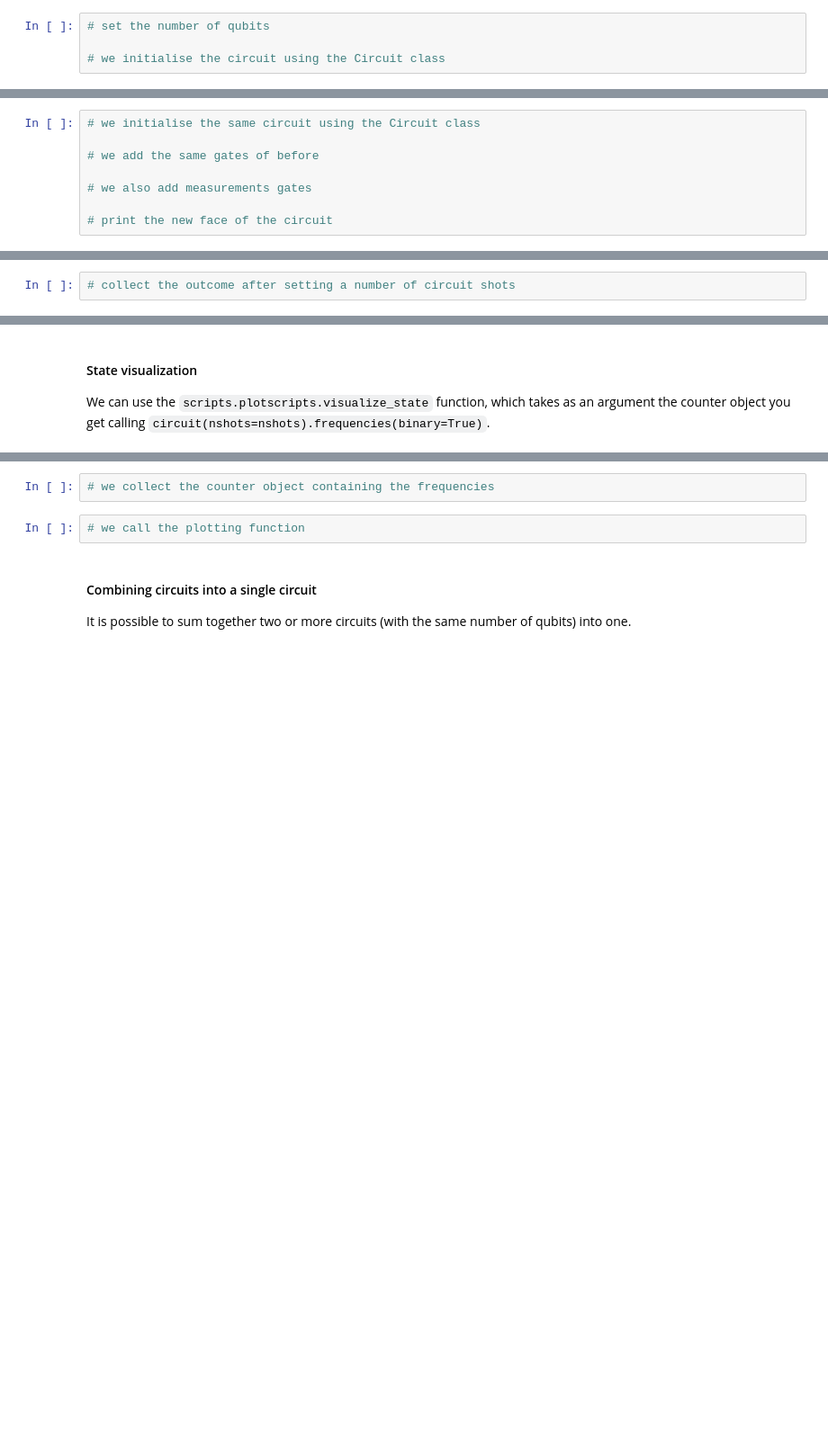
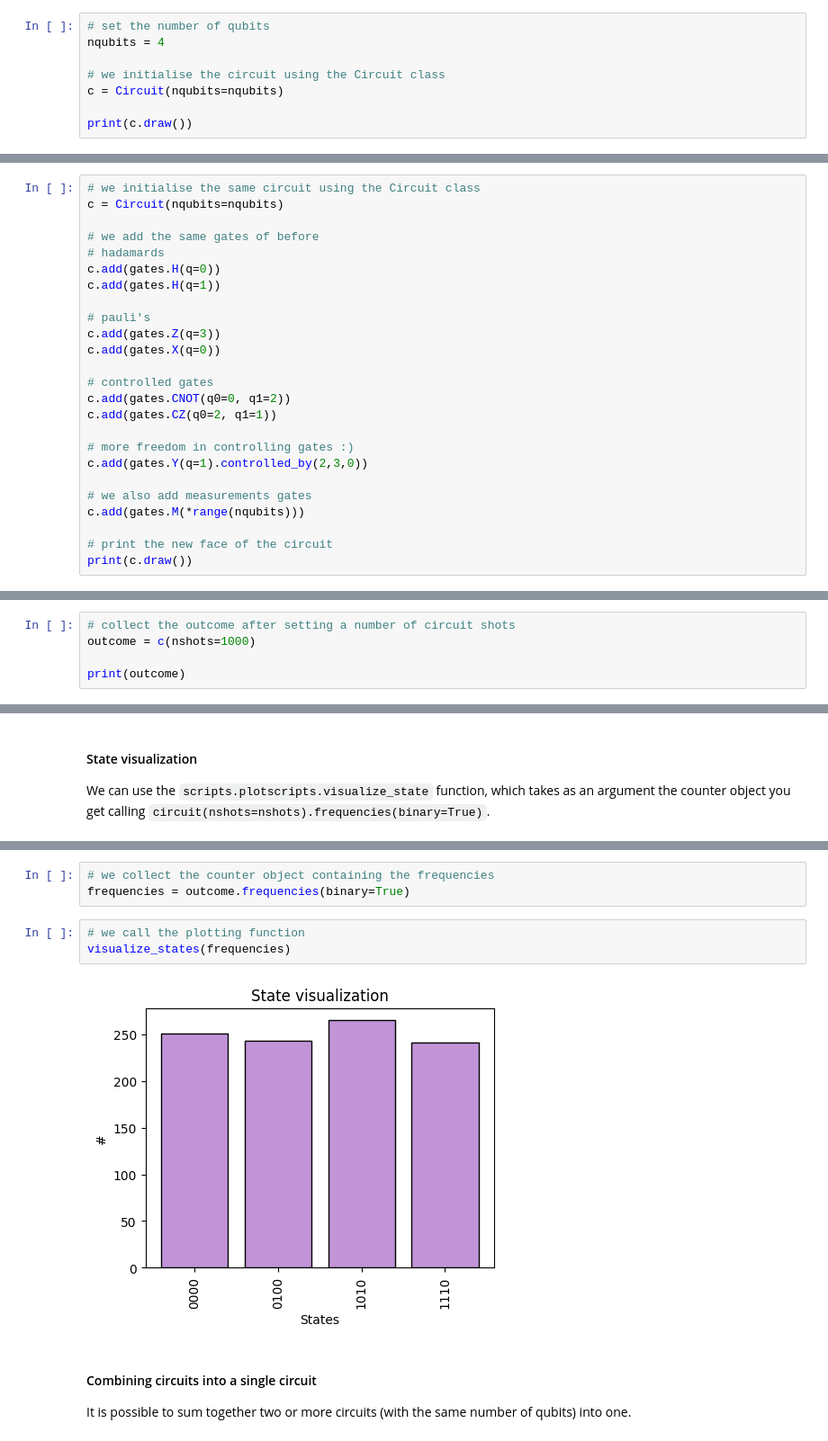
Before and after one commit to qiboteam/qiboedu, a Jupyter notebook: notebooks/Lecture1.ipynb, the cells around one changed output, grey strips where cells are left out. Shown at 90% size. Cells and saved outputs as stored; diff of their text form; blank space fills up the shorter version.

```diff
--- a/notebooks/Lecture1.ipynb
+++ b/notebooks/Lecture1.ipynb
@@ -41,5 +49,9 @@ Since we want to do simulation here, we set the `qibojit` backend, which is the
 Now we are ready to code our first quantum circuit using `qibo`.
 # %%
 # set the number of qubits
+nqubits = 4
 
 # we initialise the circuit using the Circuit class
+c = Circuit(nqubits=nqubits)
+
+print(c.draw())
@@ -96,9 +176,26 @@ We can, instead, add measurements gates in the end of the circuit, if we want to
 With shot-noise we mean the natural variance of quantum system, due to the fact that we need to measure the final state after applying the gates. In a realistic scenario we need to repeat the circuit execution many times and use the collected results to calculate an estimation of the probabilities.
 # %%
 # we initialise the same circuit using the Circuit class
+c = Circuit(nqubits=nqubits)
 
 # we add the same gates of before
+# hadamards
+c.add(gates.H(q=0))
+c.add(gates.H(q=1))
+
+# pauli's
+c.add(gates.Z(q=3))
+c.add(gates.X(q=0))
+
+# controlled gates
+c.add(gates.CNOT(q0=0, q1=2))
+c.add(gates.CZ(q0=2, q1=1))
+
+# more freedom in controlling gates :)
+c.add(gates.Y(q=1).controlled_by(2,3,0))
 
 # we also add measurements gates
+c.add(gates.M(*range(nqubits)))
 
 # print the new face of the circuit
+print(c.draw())
@@ -108,3 +210,6 @@ Again, we can execute the circuit and collect the outcome.
 At this time, we also specify a number of shots.
 # %%
 # collect the outcome after setting a number of circuit shots
+outcome = c(nshots=1000)
+
+print(outcome)
@@ -127,7 +247,11 @@ We can use the `scripts.plotscripts.visualize_state` function, which takes as an
 # %%
 # we collect the counter object containing the frequencies
+frequencies = outcome.frequencies(binary=True)
 # %%
 # we call the plotting function
+visualize_states(frequencies)
+# %% [output]
+[figure, added]
 # %% [markdown]
 #### Combining circuits into a single circuit
 
```
Also changed, not shown: parts of 32 cells of this notebook.
